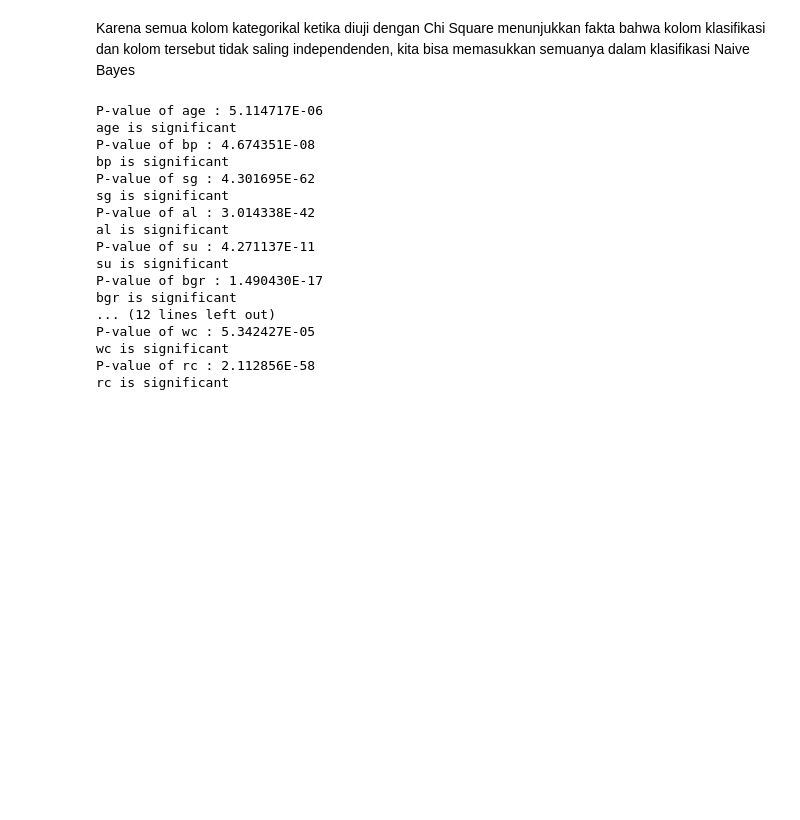
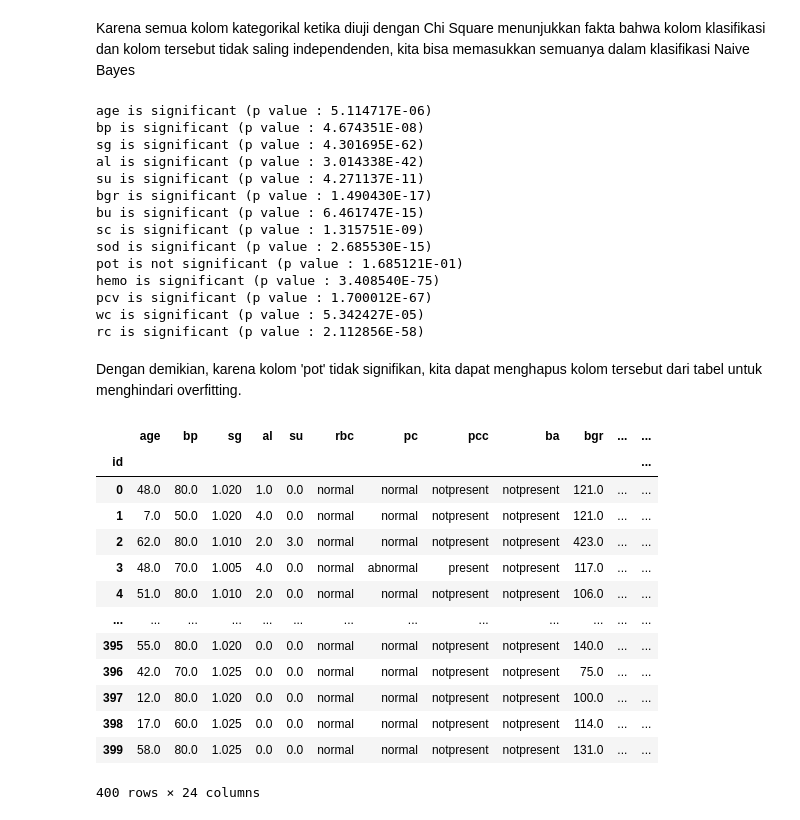
Before and after one commit to karuniaperjuangan/Tugas-Bareng, a Jupyter notebook: Kidney Disease using Naive Bayes.ipynb, the cells around one changed output. Cells and saved outputs as stored; diff of their text form; code cells hidden in the pictures; blank space fills up the shorter version.

```diff
--- a/Kidney Disease using Naive Bayes.ipynb
+++ b/Kidney Disease using Naive Bayes.ipynb
@@ -178,29 +216,46 @@ Karena semua kolom kategorikal ketika diuji dengan Chi Square menunjukkan fakta
 for col_names in df.drop('classification', axis=1).select_dtypes(include=['float64', 'int64']).columns:
     #p value is calculated by t test
     p_value = stats.ttest_ind(df[df['classification'] == 'ckd'][col_names], df[df['classification'] == 'notckd'][col_names])[1]
-    print("P-value of %s : %E"%(col_names, p_value))
+    #print("Mean of %s for ckd : %f while notckd : %f"%(col_names, df[df['classification'] == 'ckd'][col_names].mean(), df[df['classification'] == 'notckd'][col_names].mean()))
+    #print("P-value of %s : %E"%(col_names, p_value))
     #if p is smaller than 0.05, then we can reject the null hypothesis
     if p_value < 0.05:
-        print("%s is significant"%(col_names))
+        print("%s is significant (p value : %E)"%(col_names, p_value))
     else:
-        print("%s is not significant"%(col_names))
+        print("%s is not significant (p value : %E)"%(col_names, p_value))
 # %% [output]
-P-value of age : 5.114717E-06
-age is significant
-P-value of bp : 4.674351E-08
-bp is significant
-P-value of sg : 4.301695E-62
-sg is significant
-P-value of al : 3.014338E-42
-al is significant
-P-value of su : 4.271137E-11
-su is significant
-P-value of bgr : 1.490430E-17
-bgr is significant
-... (12 lines left out)
-P-value of wc : 5.342427E-05
-wc is significant
-P-value of rc : 2.112856E-58
-rc is significant
+age is significant (p value : 5.114717E-06)
+bp is significant (p value : 4.674351E-08)
+sg is significant (p value : 4.301695E-62)
+al is significant (p value : 3.014338E-42)
+su is significant (p value : 4.271137E-11)
+bgr is significant (p value : 1.490430E-17)
+bu is significant (p value : 6.461747E-15)
+sc is significant (p value : 1.315751E-09)
+sod is significant (p value : 2.685530E-15)
+pot is not significant (p value : 1.685121E-01)
+hemo is significant (p value : 3.408540E-75)
+pcv is significant (p value : 1.700012E-67)
+wc is significant (p value : 5.342427E-05)
+rc is significant (p value : 2.112856E-58)
+# %% [markdown]
+Dengan demikian, karena kolom 'pot' tidak signifikan, kita dapat menghapus kolom tersebut dari tabel untuk menghindari overfitting.
 # %%
 df = df.drop('pot', axis=1)
+# %%
+df
+# %% [output]
+|  | age | bp | sg | al | su | rbc | pc | pcc | ba | bgr | ... | ... |
+| id |  |  |  |  |  |  |  |  |  |  |  | ... |
+| 0 | 48.0 | 80.0 | 1.020 | 1.0 | 0.0 | normal | normal | notpresent | notpresent | 121.0 | ... | ... |
+| 1 | 7.0 | 50.0 | 1.020 | 4.0 | 0.0 | normal | normal | notpresent | notpresent | 121.0 | ... | ... |
+| 2 | 62.0 | 80.0 | 1.010 | 2.0 | 3.0 | normal | normal | notpresent | notpresent | 423.0 | ... | ... |
+| 3 | 48.0 | 70.0 | 1.005 | 4.0 | 0.0 | normal | abnormal | present | notpresent | 117.0 | ... | ... |
+| 4 | 51.0 | 80.0 | 1.010 | 2.0 | 0.0 | normal | normal | notpresent | notpresent | 106.0 | ... | ... |
+| ... | ... | ... | ... | ... | ... | ... | ... | ... | ... | ... | ... | ... |
+| 395 | 55.0 | 80.0 | 1.020 | 0.0 | 0.0 | normal | normal | notpresent | notpresent | 140.0 | ... | ... |
+| 396 | 42.0 | 70.0 | 1.025 | 0.0 | 0.0 | normal | normal | notpresent | notpresent | 75.0 | ... | ... |
+| 397 | 12.0 | 80.0 | 1.020 | 0.0 | 0.0 | normal | normal | notpresent | notpresent | 100.0 | ... | ... |
+| 398 | 17.0 | 60.0 | 1.025 | 0.0 | 0.0 | normal | normal | notpresent | notpresent | 114.0 | ... | ... |
+| 399 | 58.0 | 80.0 | 1.025 | 0.0 | 0.0 | normal | normal | notpresent | notpresent | 131.0 | ... | ... |
+400 rows × 24 columns
```
Also changed, not shown: parts of 7 cells of this notebook.
